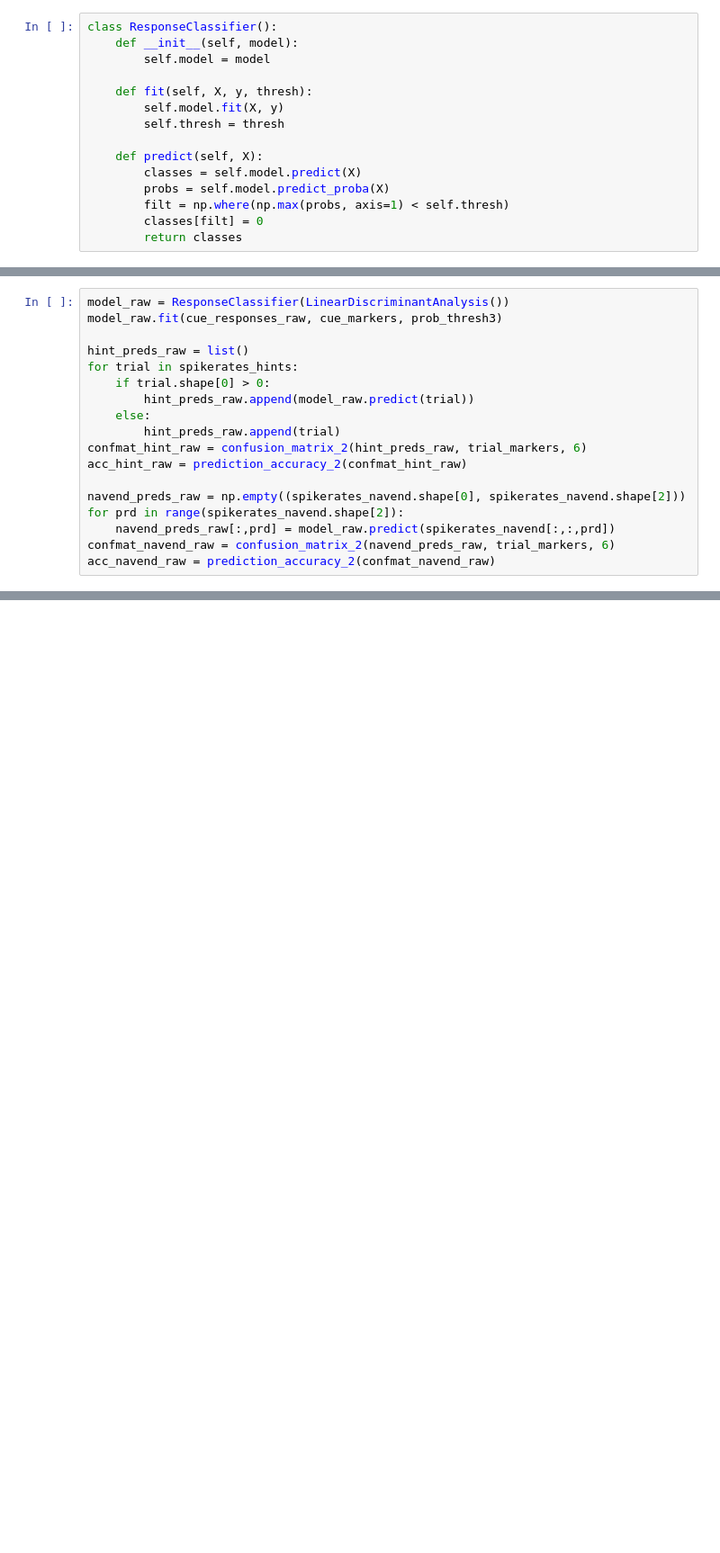
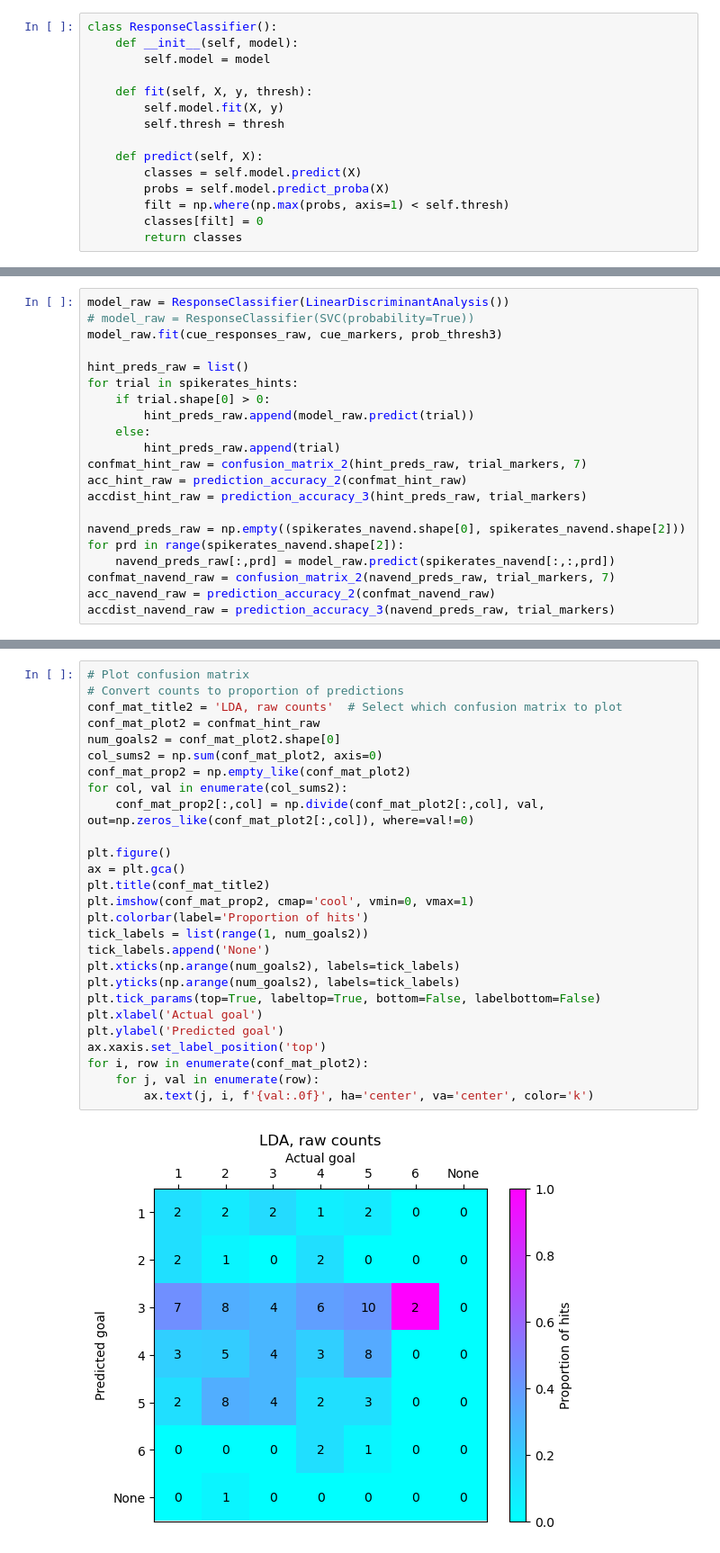
Before and after one commit to josephchengyx/Hippocampus_Decoding, a Jupyter notebook: hint_responses_v2.ipynb, the cells around one changed output, grey strips where cells are left out. Shown at 90% size. Saved outputs shown, nothing was run; the diff lists cells and outputs as text; blank space fills up the shorter version.

Commit message:
Update hint responses

```diff
--- a/hint_responses_v2.ipynb
+++ b/hint_responses_v2.ipynb
@@ -464,5 +480,6 @@ acc_navend_binned = prediction_accuracy_2(confmat_navend_binned)
 # %%
 model_raw = ResponseClassifier(LinearDiscriminantAnalysis())
+# model_raw = ResponseClassifier(SVC(probability=True))
 model_raw.fit(cue_responses_raw, cue_markers, prob_thresh3)
 
 hint_preds_raw = list()
@@ -471,14 +488,16 @@ for trial in spikerates_hints:
         hint_preds_raw.append(model_raw.predict(trial))
     else:
         hint_preds_raw.append(trial)
-confmat_hint_raw = confusion_matrix_2(hint_preds_raw, trial_markers, 6)
+confmat_hint_raw = confusion_matrix_2(hint_preds_raw, trial_markers, 7)
 acc_hint_raw = prediction_accuracy_2(confmat_hint_raw)
+accdist_hint_raw = prediction_accuracy_3(hint_preds_raw, trial_markers)
 
 navend_preds_raw = np.empty((spikerates_navend.shape[0], spikerates_navend.shape[2]))
 for prd in range(spikerates_navend.shape[2]):
     navend_preds_raw[:,prd] = model_raw.predict(spikerates_navend[:,:,prd])
-confmat_navend_raw = confusion_matrix_2(navend_preds_raw, trial_markers, 6)
+confmat_navend_raw = confusion_matrix_2(navend_preds_raw, trial_markers, 7)
 acc_navend_raw = prediction_accuracy_2(confmat_navend_raw)
+accdist_navend_raw = prediction_accuracy_3(navend_preds_raw, trial_markers)
 # %%
 print(f'--- Decoding accuracies ---\n\
 Hint, binned: {acc_hint_binned}\nHint, raw: {acc_hint_raw}\n\
@@ -491,0 +527,29 @@ Navend, raw: 0.166875
+# %%
+# Plot confusion matrix
+# Convert counts to proportion of predictions
+conf_mat_title2 = 'LDA, raw counts'  # Select which confusion matrix to plot
+conf_mat_plot2 = confmat_hint_raw
+num_goals2 = conf_mat_plot2.shape[0]
+col_sums2 = np.sum(conf_mat_plot2, axis=0)
+conf_mat_prop2 = np.empty_like(conf_mat_plot2)
+for col, val in enumerate(col_sums2):
+    conf_mat_prop2[:,col] = np.divide(conf_mat_plot2[:,col], val, out=np.zeros_like(conf_mat_plot2[:,col]), where=val!=0)
+
+plt.figure()
+ax = plt.gca()
+plt.title(conf_mat_title2)
+plt.imshow(conf_mat_prop2, cmap='cool', vmin=0, vmax=1)
+plt.colorbar(label='Proportion of hits')
+tick_labels = list(range(1, num_goals2))
+tick_labels.append('None')
+plt.xticks(np.arange(num_goals2), labels=tick_labels)
+plt.yticks(np.arange(num_goals2), labels=tick_labels)
+plt.tick_params(top=True, labeltop=True, bottom=False, labelbottom=False)
+plt.xlabel('Actual goal')
+plt.ylabel('Predicted goal')
+ax.xaxis.set_label_position('top')
+for i, row in enumerate(conf_mat_plot2):
+    for j, val in enumerate(row):
+        ax.text(j, i, f'{val:.0f}', ha='center', va='center', color='k')
+# %% [output]
+[figure, added]
```
Also changed, not shown: parts of 8 cells of this notebook, 1 other file.
